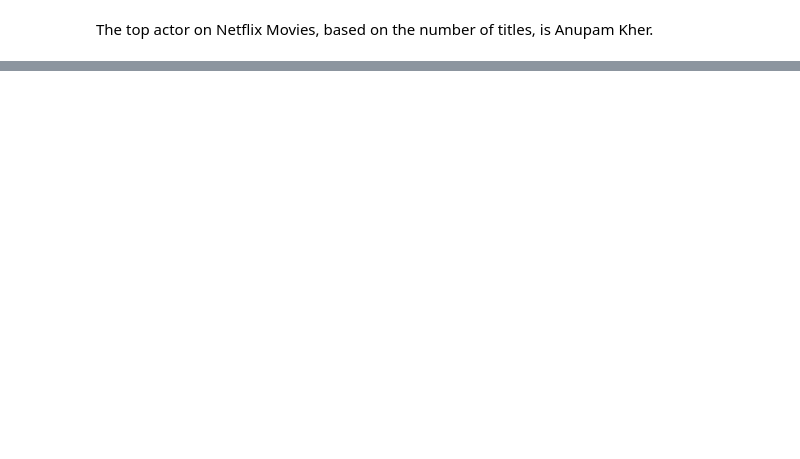
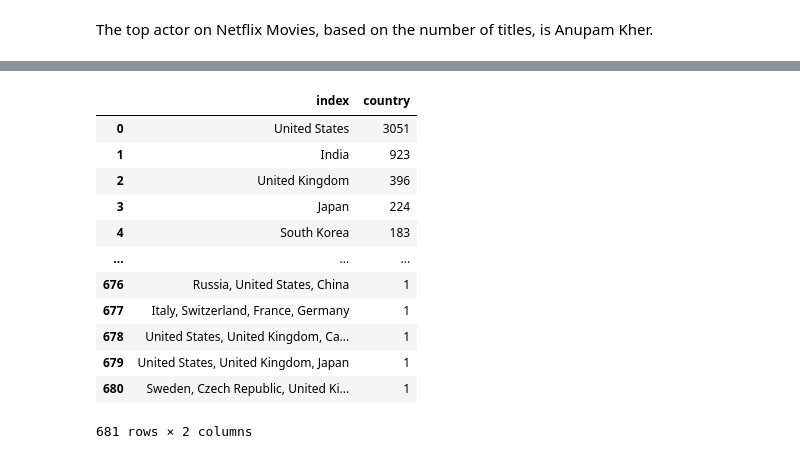
Before and after one commit to Kumarisimran626/Netfilx-Movies-TV-shows-clustering, a Jupyter notebook: S_K_Netfilx_Movies_&_TV_shows_clustering.ipynb, the cells around one changed output, grey strips where cells are left out. Saved outputs shown, nothing was run; the diff lists cells and outputs as text; code cells hidden in the pictures; blank space fills up the shorter version.

```diff
--- a/S_K_Netfilx_Movies_&_TV_shows_clustering.ipynb
+++ b/S_K_Netfilx_Movies_&_TV_shows_clustering.ipynb
@@ -392,0 +419,18 @@ plt.show()
+# %%
+#top_two countries where netflix is most popular
+country=df['country'].value_counts().reset_index()
+country
+# %% [output]
+|  | index | country |
+| 0 | United States | 3051 |
+| 1 | India | 923 |
+| 2 | United Kingdom | 396 |
+| 3 | Japan | 224 |
+| 4 | South Korea | 183 |
+| ... | ... | ... |
+| 676 | Russia, United States, China | 1 |
+| 677 | Italy, Switzerland, France, Germany | 1 |
+| 678 | United States, United Kingdom, Ca... | 1 |
+| 679 | United States, United Kingdom, Japan | 1 |
+| 680 | Sweden, Czech Republic, United Ki... | 1 |
+681 rows × 2 columns
```
Also changed, not shown: parts of 8 cells of this notebook.
